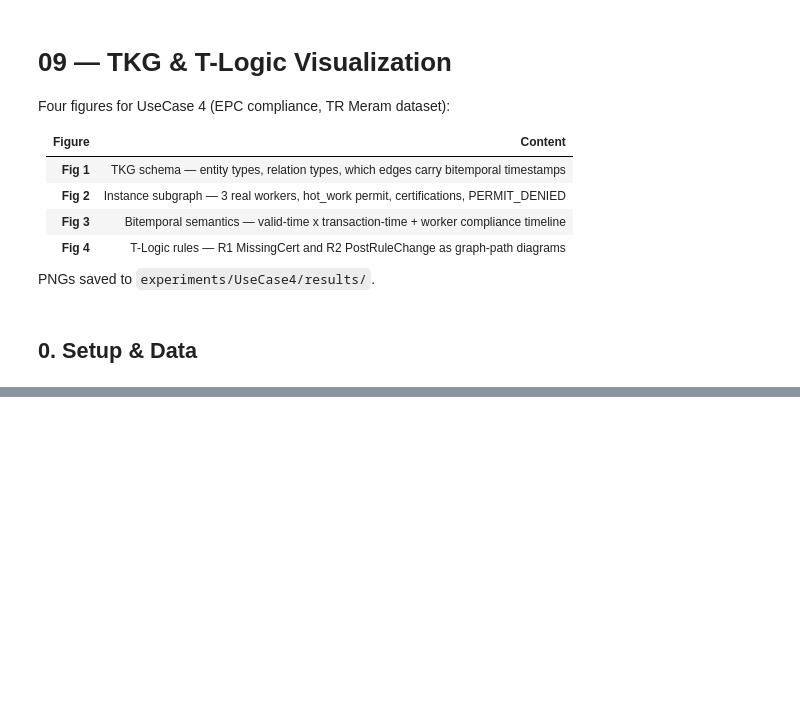
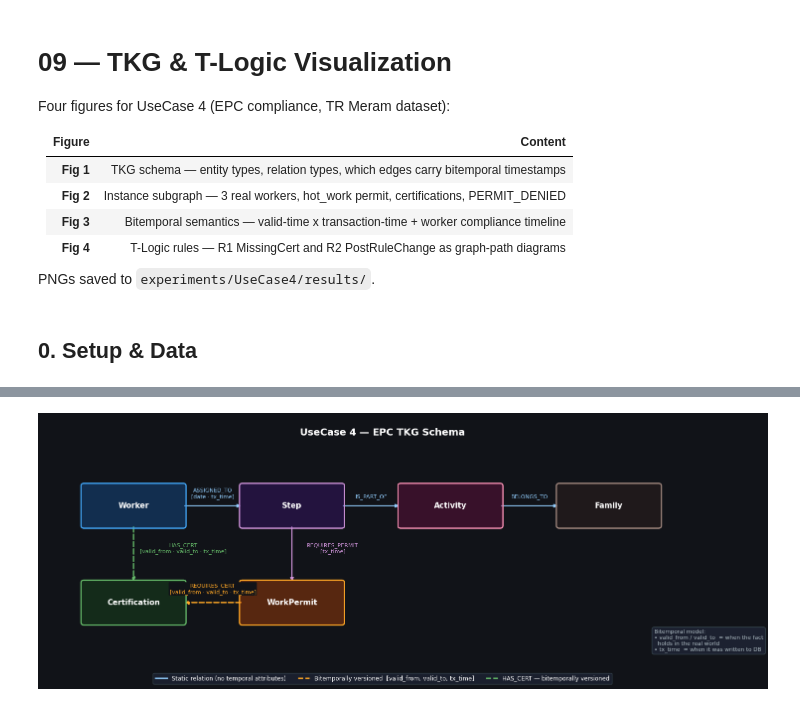
Before and after one commit to OttaviaBiagi/TKG_Thesis, a Jupyter notebook: notebooks/UseCase4/09_tkg_visualization.ipynb, the cells around one changed output, grey strips where cells are left out. Drawn from its saved outputs; the diff is of its cells as text; code cells hidden in the pictures; blank space fills up the shorter version.

```diff
--- a/notebooks/UseCase4/09_tkg_visualization.ipynb
+++ b/notebooks/UseCase4/09_tkg_visualization.ipynb
@@ -155,0 +84,80 @@ Saved viz_tkg_schema.png
+# %%
+# FIG 1 — TKG SCHEMA
+# Clean L-shaped layout: top row = workflow hierarchy, bottom row = cert chain
+# ═════════════════════════════════════════════════════════════════════════════
+fig1, ax = plt.subplots(figsize=(15, 6))
+fig1.patch.set_facecolor(BG)
+setup_ax(ax, (0, 15), (0, 6))
+
+# Node colors
+NC = {"Worker":      ("#1565C0", "#42A5F5"),
+      "Certification":("#1B5E20", "#66BB6A"),
+      "WorkPermit":  ("#E65100", "#FFA726"),
+      "Step":        ("#4A148C", "#CE93D8"),
+      "Activity":    ("#880E4F", "#F48FB1"),
+      "Family":      ("#3E2723", "#A1887F")}
+
+# Positions (cx, cy) — top row y=4, bottom row y=2
+NP = {"Worker":      (2,   4.0),
+      "Step":        (5.5, 4.0),
+      "Activity":    (9.0, 4.0),
+      "Family":      (12.5,4.0),
+      "WorkPermit":  (5.5, 1.8),
+      "Certification":(2,  1.8)}
+
+NW, NH = 2.2, 0.9
+
+for name, (cx, cy) in NP.items():
+    fc, ec = NC[name]
+    box(ax, cx, cy, NW, NH, name, fc + "55", ec, fontsize=11)
+
+# ── TOP ROW: horizontal workflow chain ───────────────────────────────────────
+arrow(ax, 3.1, 4.0, 4.4, 4.0,
+      "ASSIGNED_TO\n[date · tx_time]", "#90CAF9", lw=1.6, label_offset=(0, 0.15))
+arrow(ax, 6.6, 4.0, 7.9, 4.0,
+      "IS_PART_OF", "#90CAF9", lw=1.6, label_offset=(0, 0.15))
+arrow(ax, 10.1, 4.0, 11.4, 4.0,
+      "BELONGS_TO", "#90CAF9", lw=1.6, label_offset=(0, 0.15))
+
+# ── VERTICAL: Step → WorkPermit ──────────────────────────────────────────────
+arrow(ax, 5.5, 3.55, 5.5, 2.25,
+      "REQUIRES_PERMIT\n[tx_time]", "#CE93D8", lw=1.6, label_offset=(0.9, 0))
+
+# ── BOTTOM ROW: WorkPermit → Certification (bitemporally versioned) ───────────
+arrow(ax, 4.4, 1.8, 3.1, 1.8,
+      "REQUIRES_CERT\n[valid_from · valid_to · tx_time]",
+      "#FFA726", lw=2.0, ls="--", label_offset=(0, 0.18))
+
+# ── VERTICAL: Worker → Certification (bitemporally versioned) ─────────────────
+arrow(ax, 2.0, 3.55, 2.0, 2.25,
+      "HAS_CERT\n[valid_from · valid_to · tx_time]",
+      "#66BB6A", lw=2.0, ls="--", label_offset=(1.1, 0))
+
+# ── Title & legend ────────────────────────────────────────────────────────────
+ax.text(7.5, 5.6, "UseCase 4 — EPC TKG Schema",
+        ha="center", fontsize=14, fontweight="bold", color="white")
+
+legend_items = [
+    Line2D([0], [0], color="#90CAF9", lw=2,   ls="-",  label="Static relation (no temporal attributes)"),
+    Line2D([0], [0], color="#FFA726", lw=2,   ls="--", label="Bitemporally versioned  [valid_from, valid_to, tx_time]"),
+    Line2D([0], [0], color="#66BB6A", lw=2,   ls="--", label="HAS_CERT — bitemporally versioned"),
+]
+ax.legend(handles=legend_items, loc="lower center", ncol=3,
+          fontsize=8.5, facecolor=CARD, labelcolor="white",
+          framealpha=0.9, edgecolor="#37474F",
+          bbox_to_anchor=(0.5, -0.02))
+
+# Bitemporal annotation box (bottom right)
+ax.text(13.5, 1.2,
+        "Bitemporal model:\n"
+        "• valid_from / valid_to  = when the fact\n"
+        "  holds in the real world\n"
+        "• tx_time  = when it was written to DB",
+        ha="left", va="top", fontsize=8, color="#B0BEC5",
+        bbox=dict(boxstyle="round,pad=0.4", fc=CARD, ec="#37474F", lw=1))
+
+fig1.tight_layout(rect=[0, 0.06, 1, 1])
+fig1.savefig(OUT_DIR / "viz_tkg_schema.png", dpi=160, bbox_inches="tight",
+             facecolor=BG)
+print("Saved viz_tkg_schema.png")
+# %% [output]
@@ -156 +165,2 @@ Saved viz_tkg_schema.png
+[figure, added]
 # %% [markdown]
```
Also changed, not shown: parts of 14 cells of this notebook, 4 other files.
